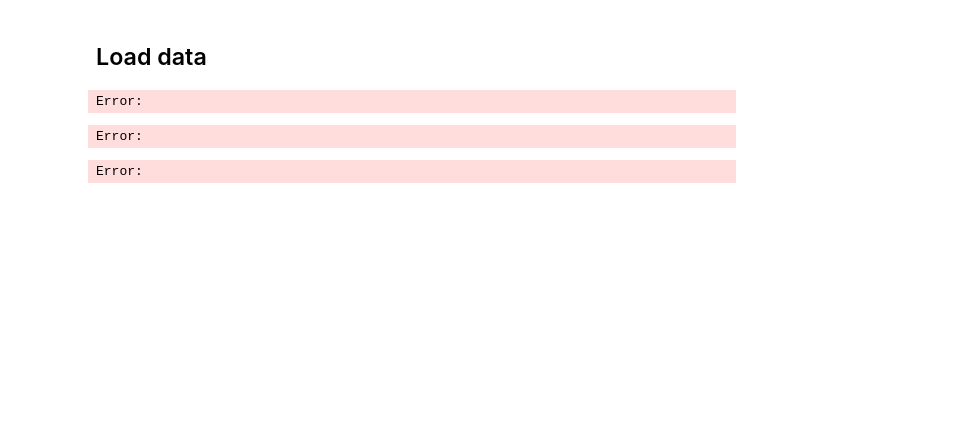
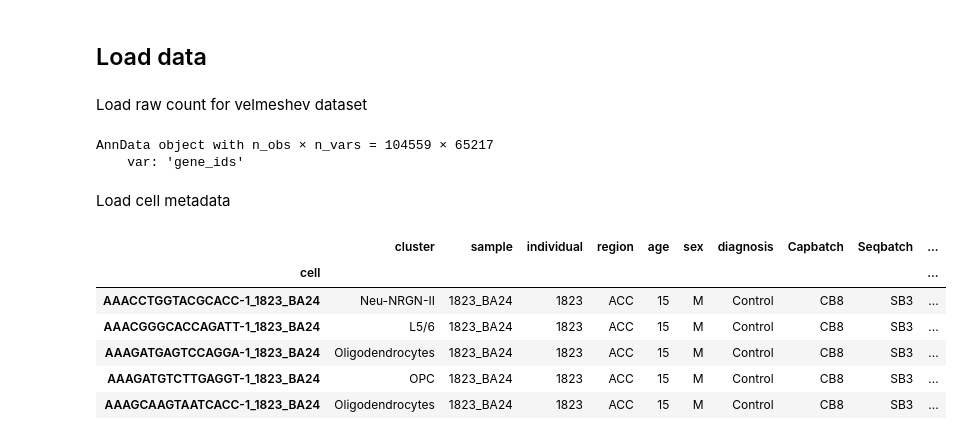
Before and after one commit to Claptar/spatialMPFC, a Jupyter notebook: preprocess/velmeshev.ipynb, the cells around one changed output. Cells and saved outputs as stored; diff of their text form; code cells hidden in the pictures; blank space fills up the shorter version.

Commit message:
Notebook for processing of  velmeshev dataset

```diff
--- a/preprocess/velmeshev.ipynb
+++ b/preprocess/velmeshev.ipynb
@@ -22,10 +28,23 @@ import scanpy as sc
 # %% [markdown]
 ## Load data
+# %% [markdown]
+Load raw count for velmeshev dataset
 # %%
-filepath = "data/velmeshev"
-adata = sc.read_10x_mtx(filepath)
+adata = sc.read_10x_mtx(data_dir)
 adata
 # %% [output]
-Error:
+AnnData object with n_obs × n_vars = 104559 × 65217
+    var: 'gene_ids'
-Error:
-Error:
+# %% [markdown]
+Load cell metadata
+# %%
+metadata = pd.read_csv(f"{data_dir}/meta.txt", sep="\t", index_col=0)
+metadata.head()
+# %% [output]
+|  | cluster | sample | individual | region | age | sex | diagnosis | Capbatch | Seqbatch | ... |
+| cell |  |  |  |  |  |  |  |  |  | ... |
+| AAACCTGGTACGCACC-1_1823_BA24 | Neu-NRGN-II | 1823_BA24 | 1823 | ACC | 15 | M | Control | CB8 | SB3 | ... |
+| AAACGGGCACCAGATT-1_1823_BA24 | L5/6 | 1823_BA24 | 1823 | ACC | 15 | M | Control | CB8 | SB3 | ... |
+| AAAGATGAGTCCAGGA-1_1823_BA24 | Oligodendrocytes | 1823_BA24 | 1823 | ACC | 15 | M | Control | CB8 | SB3 | ... |
+| AAAGATGTCTTGAGGT-1_1823_BA24 | OPC | 1823_BA24 | 1823 | ACC | 15 | M | Control | CB8 | SB3 | ... |
+| AAAGCAAGTAATCACC-1_1823_BA24 | Oligodendrocytes | 1823_BA24 | 1823 | ACC | 15 | M | Control | CB8 | SB3 | ... |
```
Also changed, not shown: parts of 19 cells of this notebook.
